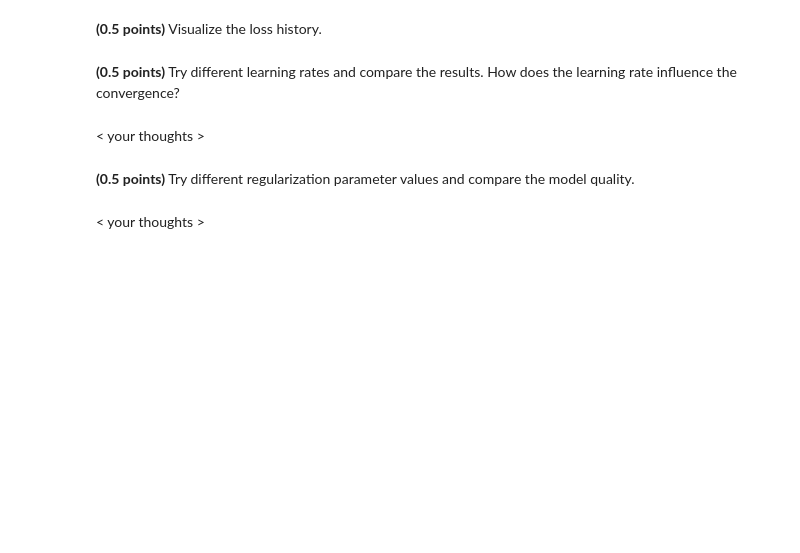
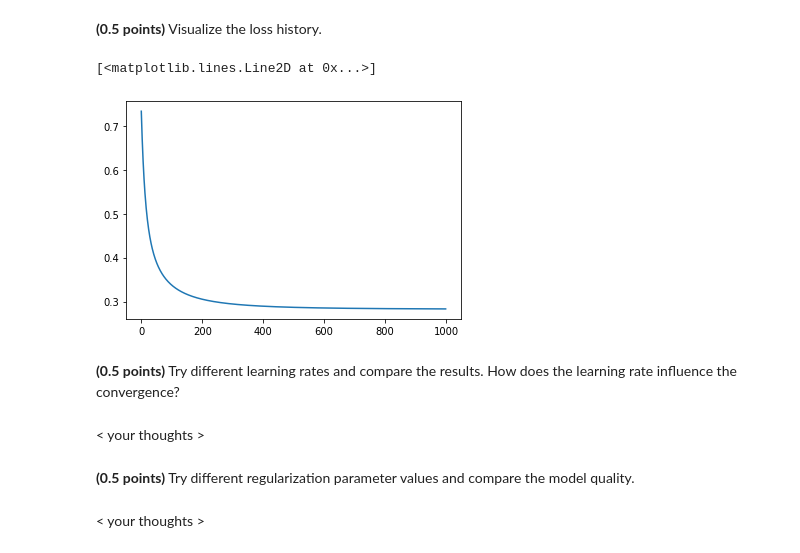
Before and after one commit to DimaValetsky/ml-intro, a Jupyter notebook: 5_classification_linear_knn/hw_classification.ipynb, the cells around one changed output. Cells and saved outputs as stored; diff of their text form; code cells hidden in the pictures; blank space fills up the shorter version.

```diff
--- a/5_classification_linear_knn/hw_classification.ipynb
+++ b/5_classification_linear_knn/hw_classification.ipynb
@@ -216,3 +217,11 @@ AssertionError:
+# %%
+model = CustomLogisticRegression()
+kek = model.fit(X_train, y_train)
+# %%
+plt.plot(kek)
+# %% [output]
+[<matplotlib.lines.Line2D at 0x...>]
+[figure, added]
 # %% [markdown]
 **(0.5 points)** Try different learning rates and compare the results. How does the learning rate influence the convergence?
 # %%
```
Also changed, not shown: parts of 6 cells of this notebook.
